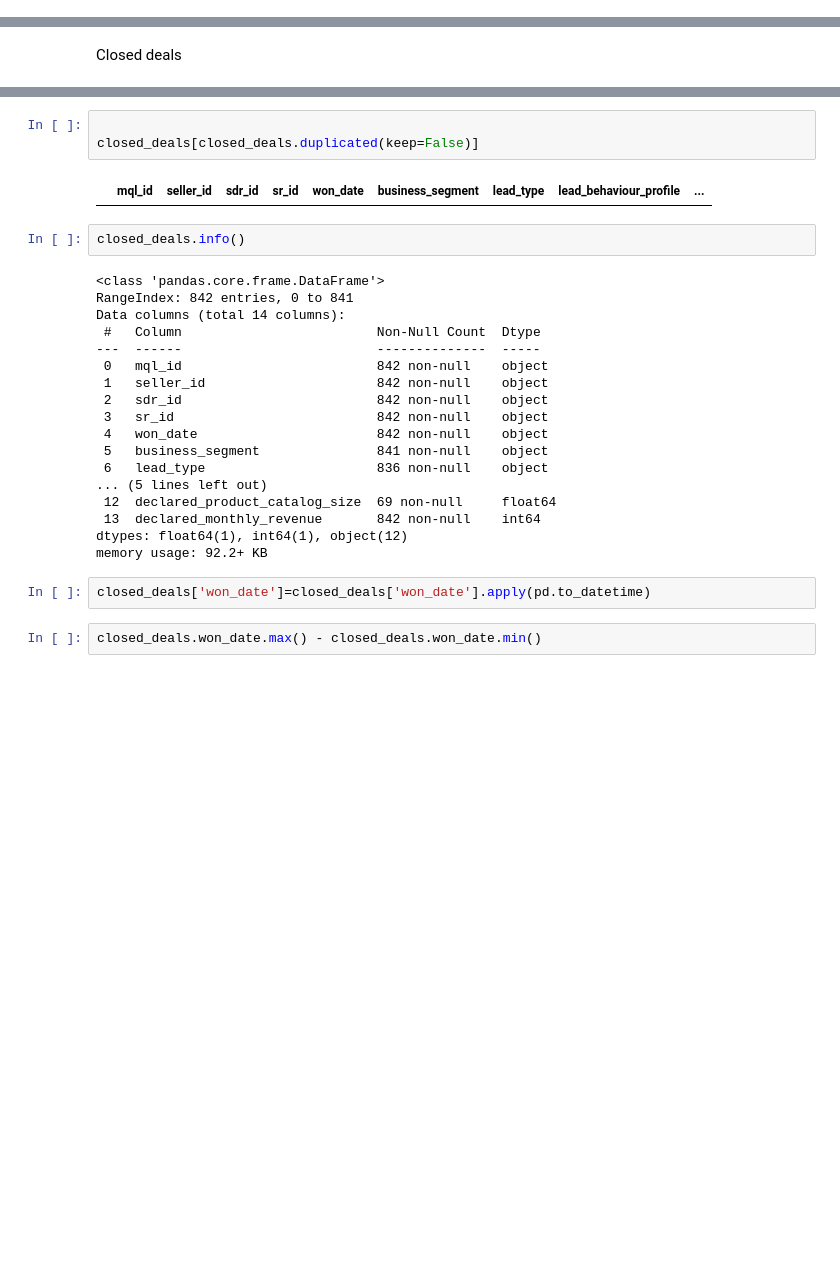
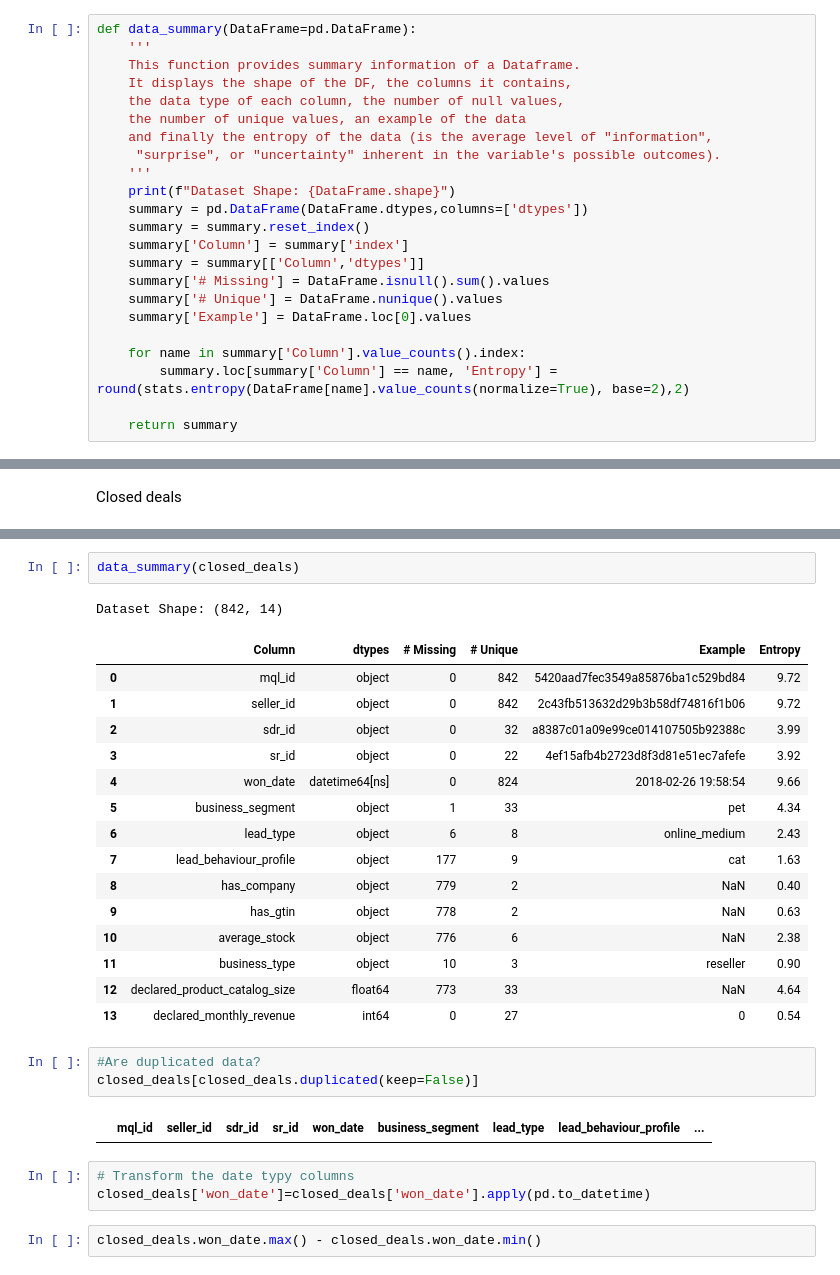
Before and after one commit to mecadme/PF_E-commerce-Olist, a Jupyter notebook: EDA.ipynb, the cells around one changed output, grey strips where cells are left out. Cells and saved outputs as stored; diff of their text form; blank space fills up the shorter version.

Commit message:
data summary

```diff
--- a/EDA.ipynb
+++ b/EDA.ipynb
@@ -11,3 +14,26 @@ import re
+# %%
+def data_summary(DataFrame=pd.DataFrame):
+    '''
+    This function provides summary information of a Dataframe.
+    It displays the shape of the DF, the columns it contains,
+    the data type of each column, the number of null values,
+    the number of unique values, an example of the data
+    and finally the entropy of the data (is the average level of "information",
+     "surprise", or "uncertainty" inherent in the variable's possible outcomes).
+    '''
+    print(f"Dataset Shape: {DataFrame.shape}")
+    summary = pd.DataFrame(DataFrame.dtypes,columns=['dtypes'])
+    summary = summary.reset_index()
+    summary['Column'] = summary['index']
+    summary = summary[['Column','dtypes']]
+    summary['# Missing'] = DataFrame.isnull().sum().values
+    summary['# Unique'] = DataFrame.nunique().values
+    summary['Example'] = DataFrame.loc[0].values
+
+    for name in summary['Column'].value_counts().index:
+        summary.loc[summary['Column'] == name, 'Entropy'] = round(stats.entropy(DataFrame[name].value_counts(normalize=True), base=2),2)
+
+    return summary
 # %%
 #All files are imported using the glob library.
 # Specify the pattern of the files and pass it as a parameter in the glob function.
@@ -48,32 +74,32 @@ closed_deals.head()
 | 2 | 327174d3648a2d047e8940d7d15204ca | 612170e34b97004b3ba37eae81836b4c | b90f87164b5f8c2cfa5c8572834dbe3f | 6565aa9ce3178a5caf6171827af3a9ba | 2018-06-05 17:27:23 | home_appliances | online_big | cat | ... |
 | 3 | f5fee8f7da74f4887f5bcae2bafb6dd6 | 21e1781e36faf92725dde4730a88ca0f | 56bf83c4bb35763a51c2baab501b4c67 | d3d1e91a157ea7f90548eef82f1955e3 | 2018-01-17 13:51:03 | food_drink | online_small | NaN | ... |
 | 4 | ffe640179b554e295c167a2f6be528e0 | ed8cb7b190ceb6067227478e48cf8dde | 4b339f9567d060bcea4f5136b9f5949e | d3d1e91a157ea7f90548eef82f1955e3 | 2018-07-03 20:17:45 | home_appliances | industry | wolf | ... |
+# %%
+data_summary(closed_deals)
+# %% [output]
+Dataset Shape: (842, 14)
+|  | Column | dtypes | # Missing | # Unique | Example | Entropy |
+| 0 | mql_id | object | 0 | 842 | 5420aad7fec3549a85876ba1c529bd84 | 9.72 |
+| 1 | seller_id | object | 0 | 842 | 2c43fb513632d29b3b58df74816f1b06 | 9.72 |
+| 2 | sdr_id | object | 0 | 32 | a8387c01a09e99ce014107505b92388c | 3.99 |
+| 3 | sr_id | object | 0 | 22 | 4ef15afb4b2723d8f3d81e51ec7afefe | 3.92 |
+| 4 | won_date | datetime64[ns] | 0 | 824 | 2018-02-26 19:58:54 | 9.66 |
+| 5 | business_segment | object | 1 | 33 | pet | 4.34 |
+| 6 | lead_type | object | 6 | 8 | online_medium | 2.43 |
+| 7 | lead_behaviour_profile | object | 177 | 9 | cat | 1.63 |
+| 8 | has_company | object | 779 | 2 | NaN | 0.40 |
+| 9 | has_gtin | object | 778 | 2 | NaN | 0.63 |
+| 10 | average_stock | object | 776 | 6 | NaN | 2.38 |
+| 11 | business_type | object | 10 | 3 | reseller | 0.90 |
+| 12 | declared_product_catalog_size | float64 | 773 | 33 | NaN | 4.64 |
+| 13 | declared_monthly_revenue | int64 | 0 | 27 | 0 | 0.54 |
 # %%
-
+#Are duplicated data?
 closed_deals[closed_deals.duplicated(keep=False)]
 # %% [output]
 |  | mql_id | seller_id | sdr_id | sr_id | won_date | business_segment | lead_type | lead_behaviour_profile | ... |
-# %%
-closed_deals.info()
-# %% [output]
-<class 'pandas.core.frame.DataFrame'>
-RangeIndex: 842 entries, 0 to 841
-Data columns (total 14 columns):
- #   Column                         Non-Null Count  Dtype
----  ------                         --------------  -----
- 0   mql_id                         842 non-null    object
- 1   seller_id                      842 non-null    object
- 2   sdr_id                         842 non-null    object
- 3   sr_id                          842 non-null    object
- 4   won_date                       842 non-null    object
- 5   business_segment               841 non-null    object
- 6   lead_type                      836 non-null    object
-... (5 lines left out)
- 12  declared_product_catalog_size  69 non-null     float64
- 13  declared_monthly_revenue       842 non-null    int64
-dtypes: float64(1), int64(1), object(12)
-memory usage: 92.2+ KB
 # %%
+# Transform the date typy columns
 closed_deals['won_date']=closed_deals['won_date'].apply(pd.to_datetime)
 # %%
 closed_deals.won_date.max() - closed_deals.won_date.min()
```
Also changed, not shown: parts of 31 cells of this notebook.
